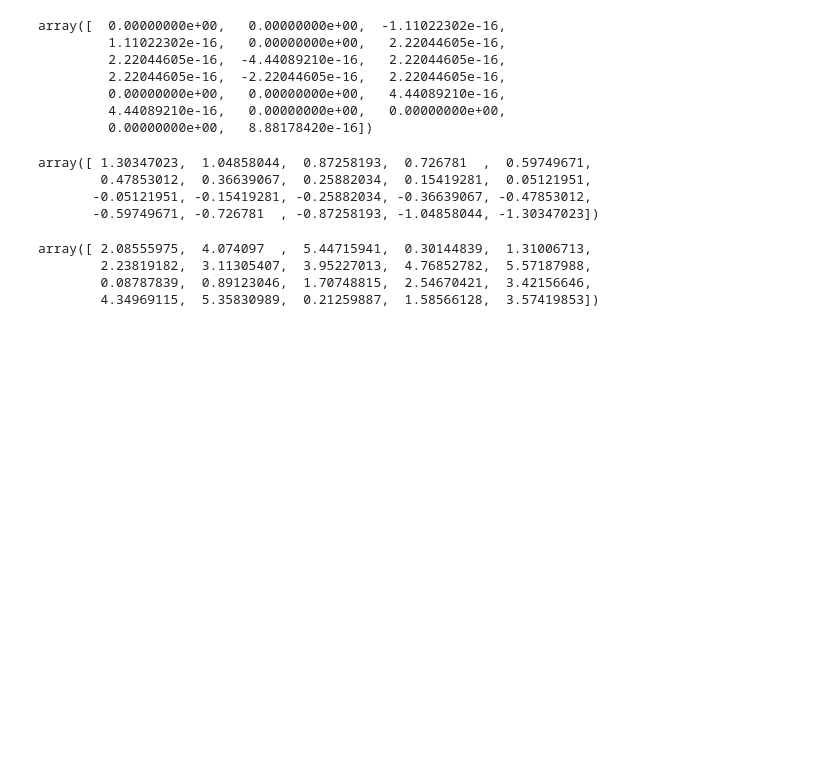
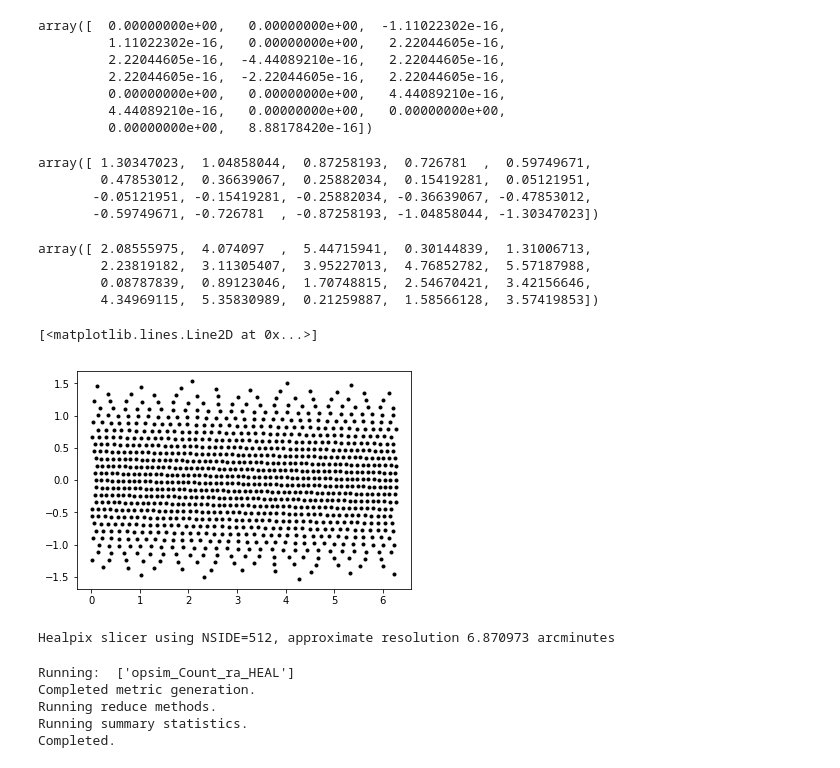
Before and after one commit to yoachim/Thomson, a Jupyter notebook: python/Spiral_solution.ipynb, the cells around one changed output. Drawn from its saved outputs; the diff is of its cells as text; code cells hidden in the pictures; blank space fills up the shorter version.

```diff
--- a/python/Spiral_solution.ipynb
+++ b/python/Spiral_solution.ipynb
@@ -128,0 +184,9 @@ class make_spiral(object, ttol=1e-10):
+# %%
+spiral = make_spiral(1000)
+# %%
+ra, dec = spiral()
+# %%
+plt.plot(ra, dec, 'k.')
+# %% [output]
+[<matplotlib.lines.Line2D at 0x...>]
+[figure, added]
@@ -128,0 +197,10 @@ class make_spiral(object, ttol=1e-10):
+# %%
+bundleList = []
+
+metric = metrics.CountMetric(col='ra')
+slicer = slicers.HealpixSlicer(lonCol='ra', latCol='dec', nside=512)
+sql = ''
+
+bundleList.append(metricBundles.MetricBundle(metric,slicer,sql))
+# %% [output]
+Healpix slicer using NSIDE=512, approximate resolution 6.870973 arcminutes
@@ -128,0 +219,9 @@ class make_spiral(object, ttol=1e-10):
+# %%
+bg.setCurrent('')
+bg.runCurrent('', simData=data)
+# %% [output]
+Running:  ['opsim_Count_ra_HEAL']
+Completed metric generation.
+Running reduce methods.
+Running summary statistics.
+Completed.
```
Also changed, not shown: parts of 5 cells of this notebook.
